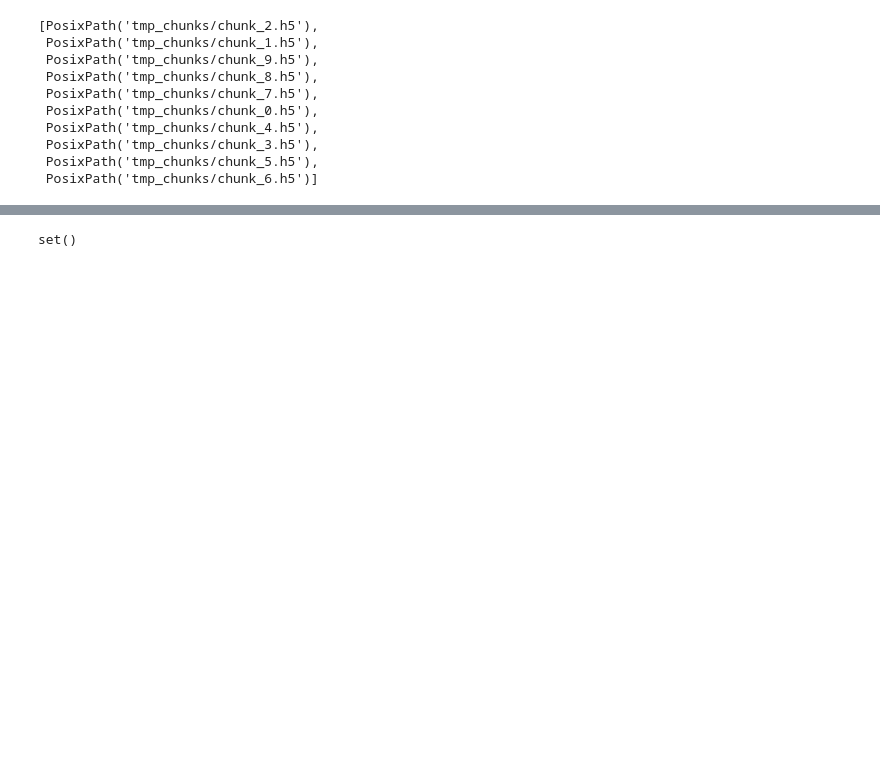
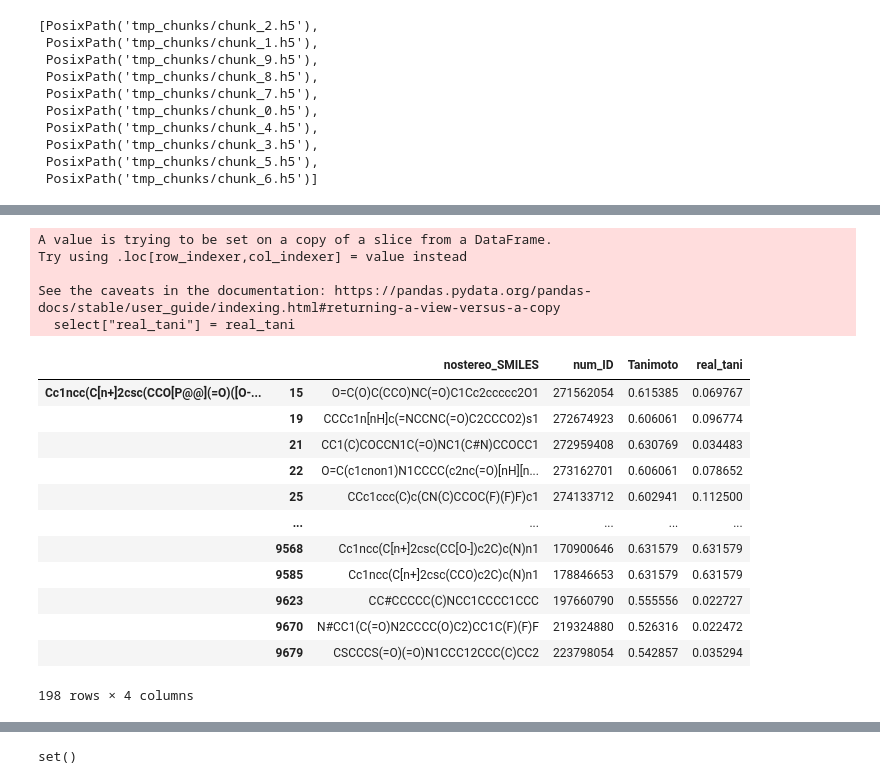
Before and after one commit to zaky02/LibMiner, a Jupyter notebook: clean/cluster_search.ipynb, the cells around one changed output, grey strips where cells are left out. Drawn from its saved outputs; the diff is of its cells as text; code cells hidden in the pictures; blank space fills up the shorter version.

```diff
--- a/clean/cluster_search.ipynb
+++ b/clean/cluster_search.ipynb
@@ -706,3 +66,0 @@ list(filter(lambda x: f"{x[0]}" not in ["0", "3"], list(enumerate(a))))
-# %%
-sim = [Chem.MolFromSmiles(smiles, sanitize=True) for smiles in p.iloc[:10]['SMILES']]
-fing = [fp.GetFingerprint(mol) for mol in sim]
@@ -1821,4 +977,0 @@ file = "merged.h5"
-# %%
-with tb.open_file(file, mode="r") as f:
-    f = f.root
-    print((f.config[:]))
@@ -1827,7 +977,0 @@ with tb.open_file(file, mode="r") as f:
-# %%
-with tb.open_file("merged.h5", mode="r") as f:
-    print(f.root.fps.cols.popcnt.is_indexed)
-    print(f.root.fps.cols[:10])
-    print(f.root.fps.colnames[:10])
-    f = f.root
-    print((f.config[:]))
@@ -1848,8 +1077,8 @@ True
 # %%
-with tb.open_file("original.h5", mode="r") as f:
-    print(f.root.fps.cols.popcnt.is_indexed)
-    print(f.root.fps.cols[:10])
-    print(f.root.fps.colnames[:10])
-    f = f.root
-    print((f.config[:]))
+with tb.open_file("search_db/sorted_9.h5", mode="r") as f:
+    table = f.root.fps
+    print(f"fps dtype: {f.root.fps.dtype}")
+    print((f.root.config[:]))
+    fing = f.root.fps.read_where("fp_id >= 170900646")
+    print("Table shape :", table.shape)       # (N_mols, total_columns)
 # %% [output]
@@ -2066,0 +1088,28 @@ File 2: 6,918,078 bytes (0.01 GB)
+# %%
+ekaitz_nostereo = pd.read_csv("/home/ruite/Projects/AI factory/Drug database/TPP_prot_nostereo_smiles_05.csv", index_col=[0,1])
+
+id_ = [int(x["fp_id"]) for x in fing]
+select = ekaitz_nostereo[ekaitz_nostereo["num_ID"].isin(id_)]
+mol4 = select["nostereo_SMILES"].to_list()
+real_tani = 1 - dm.cdist(["Cc1ncc(C[n+]2csc(CCO[P@@](=O)([O-])O[P@@](=O)([O-])O)c2C)c(N)n1"], mol4, fpSize=1024, radius=2)[0]
+select["real_tani"] = real_tani
+select
+# %% [output]
+A value is trying to be set on a copy of a slice from a DataFrame.
+Try using .loc[row_indexer,col_indexer] = value instead
+
+See the caveats in the documentation: https://pandas.pydata.org/pandas-docs/stable/user_guide/indexing.html#returning-a-view-versus-a-copy
+  select["real_tani"] = real_tani
+|  |  | nostereo_SMILES | num_ID | Tanimoto | real_tani |
+| Cc1ncc(C[n+]2csc(CCO[P@@](=O)([O-... | 15 | O=C(O)C(CCO)NC(=O)C1Cc2ccccc2O1 | 271562054 | 0.615385 | 0.069767 |
+|  | 19 | CCCc1n[nH]c(=NCCNC(=O)C2CCCO2)s1 | 272674923 | 0.606061 | 0.096774 |
+|  | 21 | CC1(C)COCCN1C(=O)NC1(C#N)CCOCC1 | 272959408 | 0.630769 | 0.034483 |
+|  | 22 | O=C(c1cnon1)N1CCCC(c2nc(=O)[nH][n... | 273162701 | 0.606061 | 0.078652 |
+|  | 25 | CCc1ccc(C)c(CN(C)CCOC(F)(F)F)c1 | 274133712 | 0.602941 | 0.112500 |
+|  | ... | ... | ... | ... | ... |
+|  | 9568 | Cc1ncc(C[n+]2csc(CC[O-])c2C)c(N)n1 | 170900646 | 0.631579 | 0.631579 |
+|  | 9585 | Cc1ncc(C[n+]2csc(CCO)c2C)c(N)n1 | 178846653 | 0.631579 | 0.631579 |
+|  | 9623 | CC#CCCCC(C)NCC1CCCC1CCC | 197660790 | 0.555556 | 0.022727 |
+|  | 9670 | N#CC1(C(=O)N2CCCC(O)C2)CC1C(F)(F)F | 219324880 | 0.526316 | 0.022472 |
+|  | 9679 | CSCCCS(=O)(=O)N1CCC12CCC(C)CC2 | 223798054 | 0.542857 | 0.035294 |
+198 rows × 4 columns
```
Also changed, not shown: parts of 113 cells of this notebook, 6 other files.
